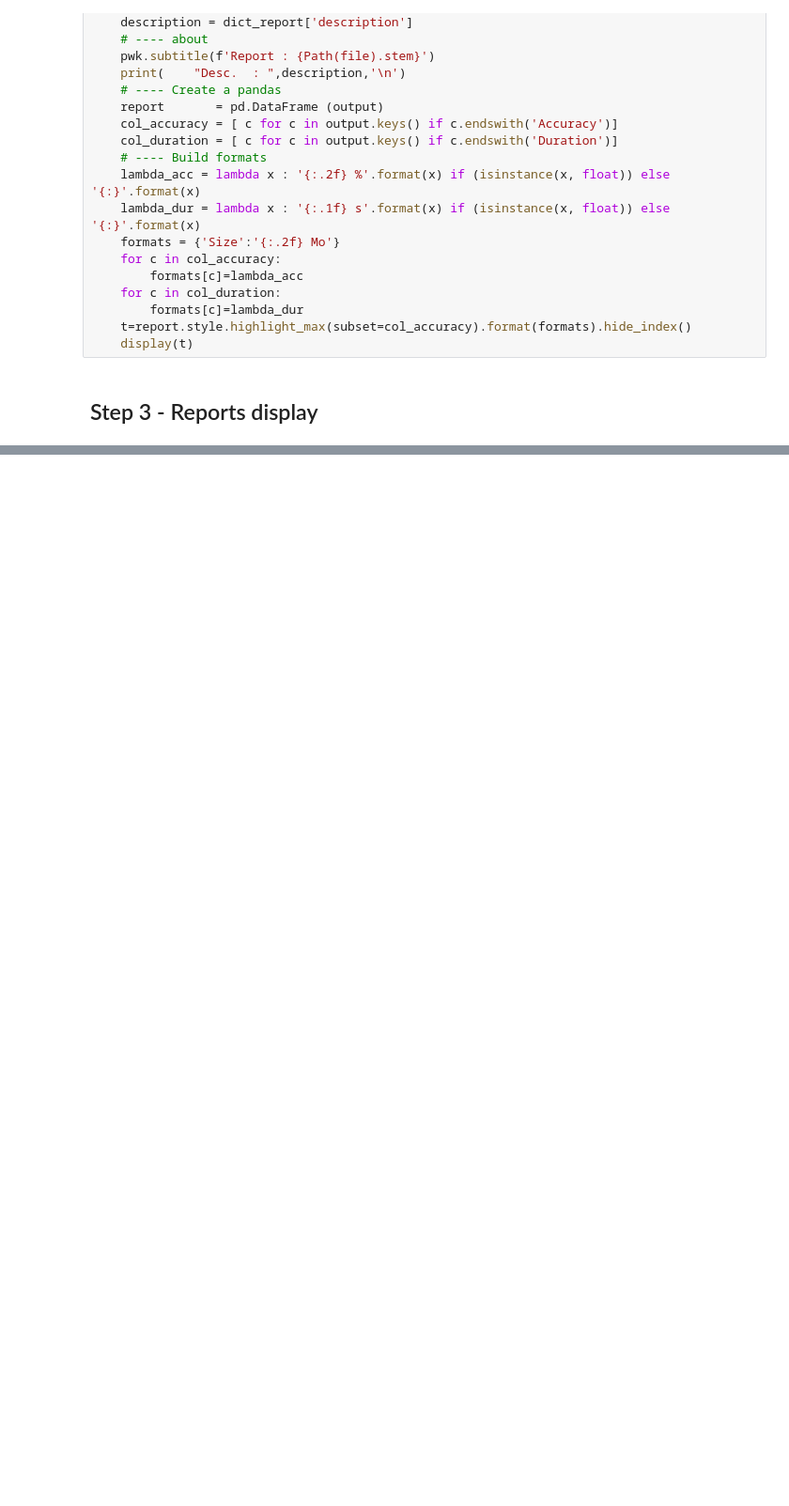
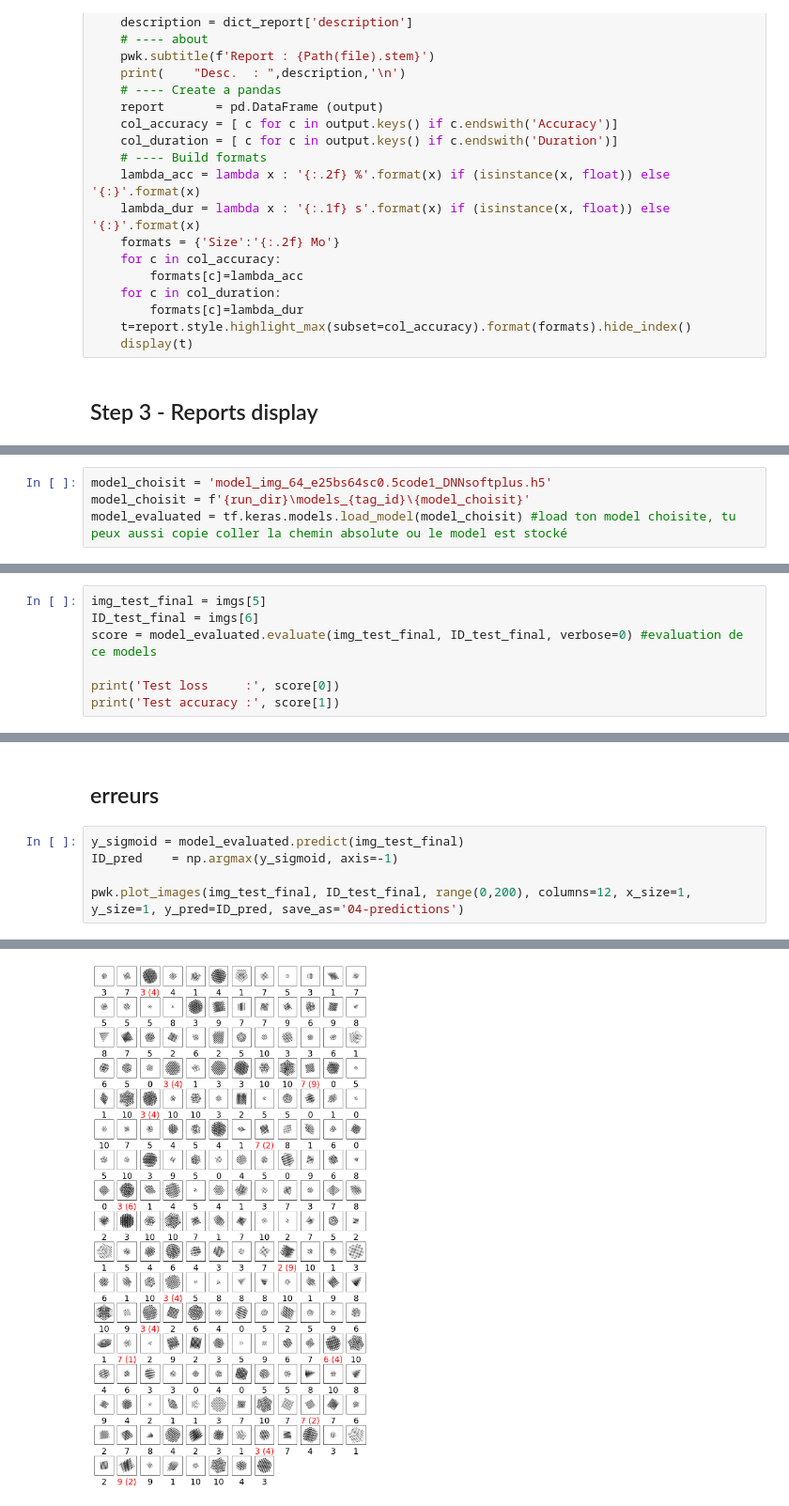
Before and after one commit to ruerl/pmd22-23, a Jupyter notebook: scrpit_junlin/full_convolution-auto.ipynb, the cells around one changed output, grey strips where cells are left out. Shown at 94% size. Saved outputs shown, nothing was run; the diff lists cells and outputs as text; blank space fills up the shorter version.

```diff
--- a/scrpit_junlin/full_convolution-auto.ipynb
+++ b/scrpit_junlin/full_convolution-auto.ipynb
@@ -876,0 +372,4 @@ Desc.  :  scale=0.5 batch_size=64 epochs=16 data_aug=False
+# %%
+model_choisit = 'model_img_64_e25bs64sc0.5code1_DNNsoftplus.h5'
+model_choisit = f'{run_dir}\models_{tag_id}\{model_choisit}'
+model_evaluated = tf.keras.models.load_model(model_choisit) #load ton model choisite, tu peux aussi copie coller la chemin absolute ou le model est stocké
@@ -876,0 +396,7 @@ Desc.  :  scale=0.5 batch_size=64 epochs=16 data_aug=False
+# %%
+img_test_final = imgs[5]
+ID_test_final = imgs[6]
+score = model_evaluated.evaluate(img_test_final, ID_test_final, verbose=0) #evaluation de ce models
+
+print('Test loss     :', score[0])
+print('Test accuracy :', score[1])
@@ -876,0 +406,8 @@ Desc.  :  scale=0.5 batch_size=64 epochs=16 data_aug=False
+# %% [markdown]
+## erreurs
+# %%
+y_sigmoid = model_evaluated.predict(img_test_final)
+ID_pred    = np.argmax(y_sigmoid, axis=-1)
+
+pwk.plot_images(img_test_final, ID_test_final, range(0,200), columns=12, x_size=1, y_size=1, y_pred=ID_pred, save_as='04-predictions')
+# %% [output]
@@ -876,0 +415 @@ Desc.  :  scale=0.5 batch_size=64 epochs=16 data_aug=False
+[figure, added]
```
Also changed, not shown: parts of 21 cells of this notebook, 2 other files.
